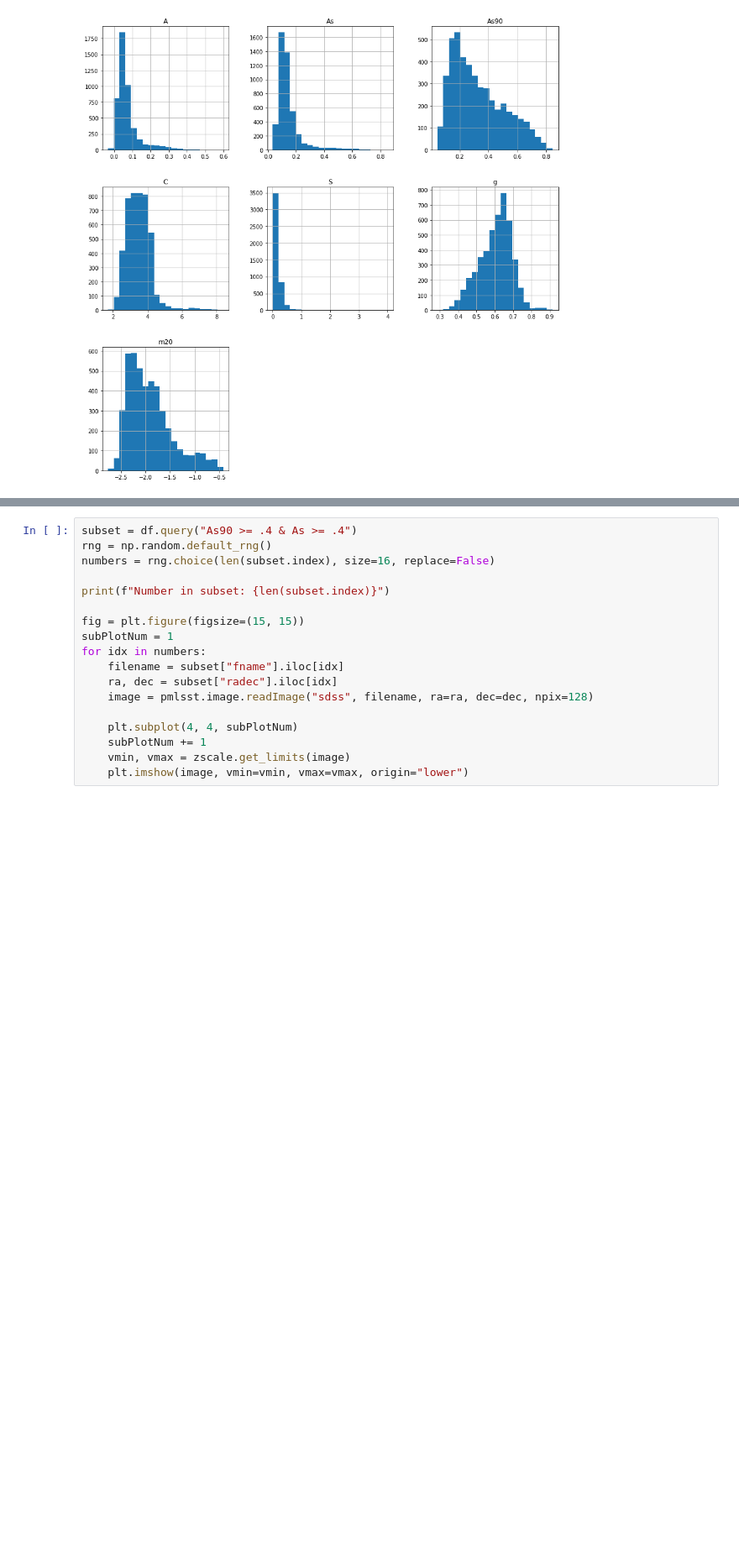
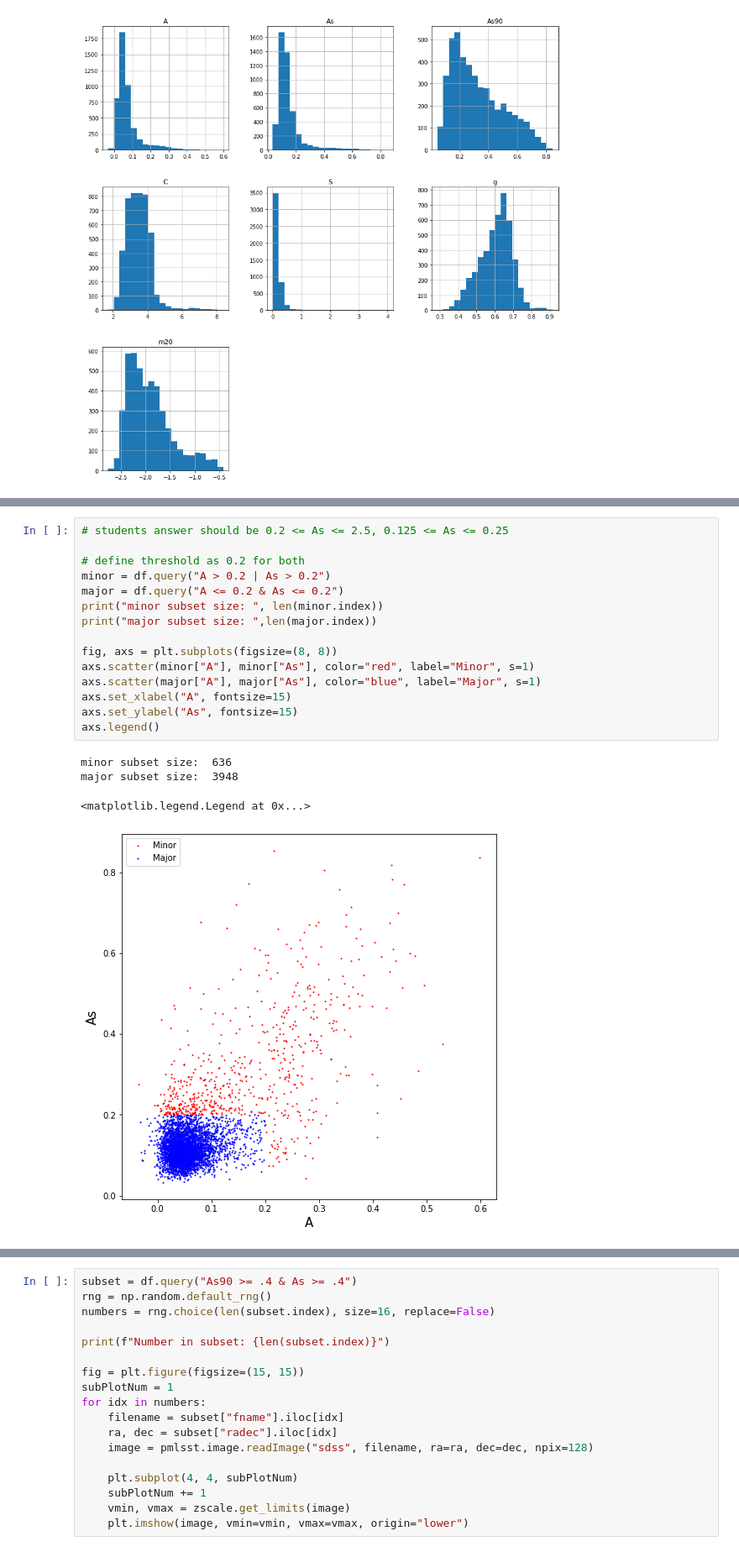
Before and after one commit to lewisfish/PawlikMorph-LSST, a Jupyter notebook: outreach2.ipynb, the cells around one changed output, grey strips where cells are left out. Shown at 84% size. Drawn from its saved outputs; the diff is of its cells as text; blank space fills up the shorter version.

```diff
--- a/outreach2.ipynb
+++ b/outreach2.ipynb
@@ -132,0 +162,20 @@ We introduced the asymmetyry measures A, and As in the last notebook. To refresh
+# %%
+# students answer should be 0.2 <= As <= 2.5, 0.125 <= As <= 0.25
+
+# define threshold as 0.2 for both
+minor = df.query("A > 0.2 | As > 0.2")
+major = df.query("A <= 0.2 & As <= 0.2")
+print("minor subset size: ", len(minor.index))
+print("major subset size: ",len(major.index))
+
+fig, axs = plt.subplots(figsize=(8, 8))
+axs.scatter(minor["A"], minor["As"], color="red", label="Minor", s=1)
+axs.scatter(major["A"], major["As"], color="blue", label="Major", s=1)
+axs.set_xlabel("A", fontsize=15)
+axs.set_ylabel("As", fontsize=15)
+axs.legend()
+# %% [output]
+minor subset size:  636
+major subset size:  3948
+<matplotlib.legend.Legend at 0x...>
+[figure, added]
```
Also changed, not shown: parts of 12 cells of this notebook.
